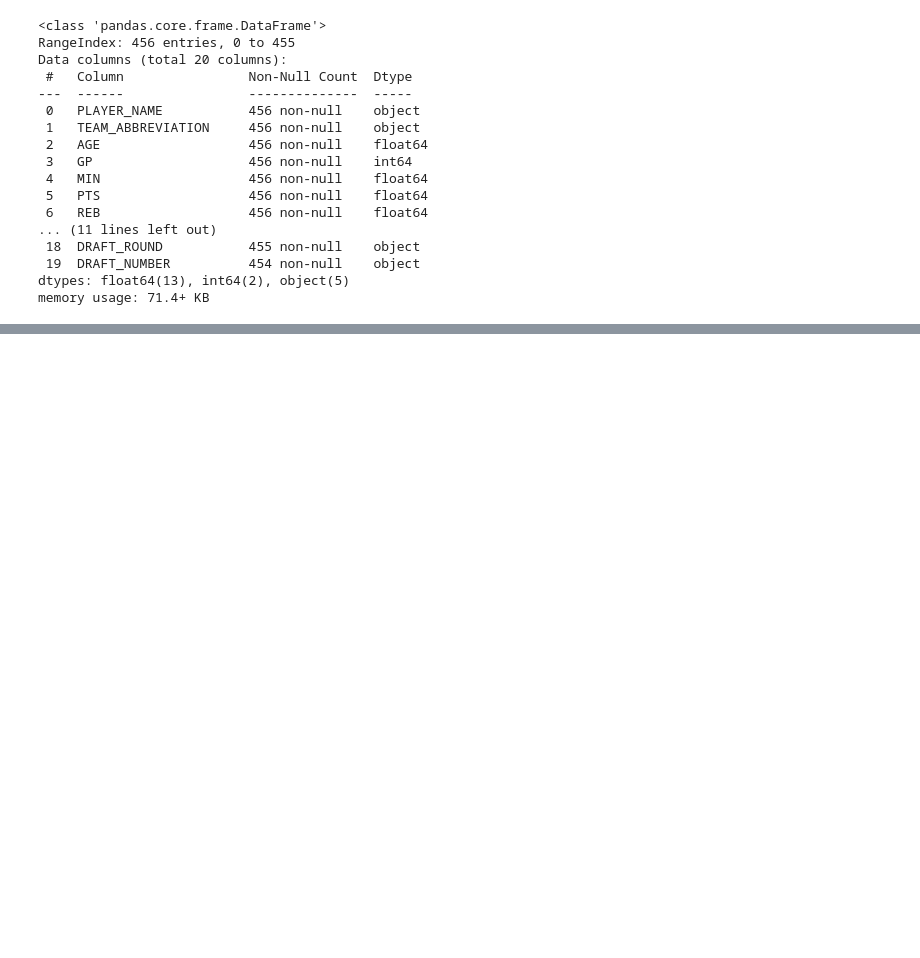
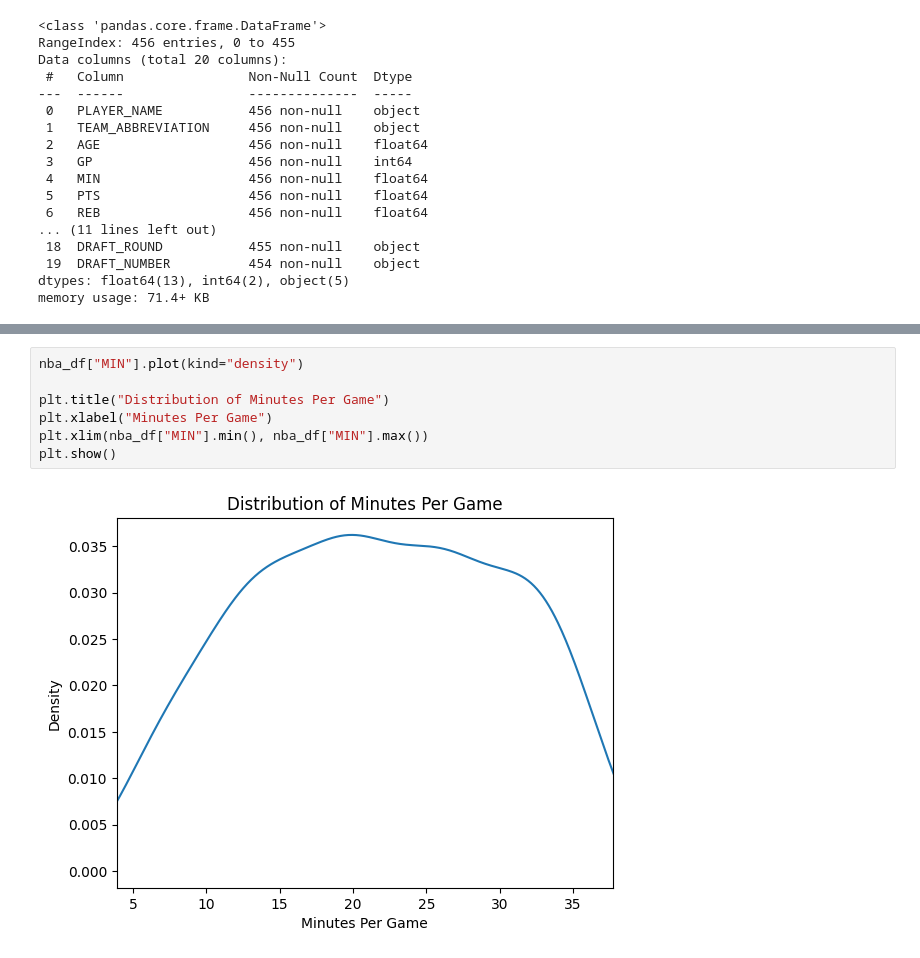
Before and after one commit to jasonherz41/nba_Jason, a Jupyter notebook: NBA_Project.ipynb, the cells around one changed output, grey strips where cells are left out. Drawn from its saved outputs; the diff is of its cells as text; blank space fills up the shorter version.

```diff
--- a/NBA_Project.ipynb
+++ b/NBA_Project.ipynb
@@ -66,0 +182,9 @@ nba_df.loc[nba_df["PLAYER_NAME"].isin(["Haywood Highsmith", "T.J. McConnell"]),[
+# %%
+nba_df["MIN"].plot(kind="density")
+
+plt.title("Distribution of Minutes Per Game")
+plt.xlabel("Minutes Per Game")
+plt.xlim(nba_df["MIN"].min(), nba_df["MIN"].max())
+plt.show()
+# %% [output]
+[figure, added]
```
Also changed, not shown: parts of 39 cells of this notebook.
